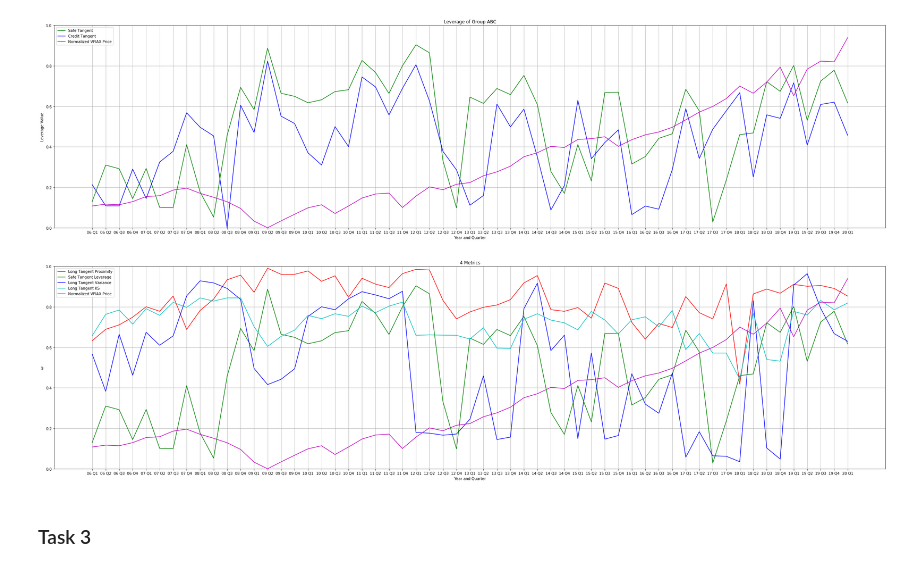
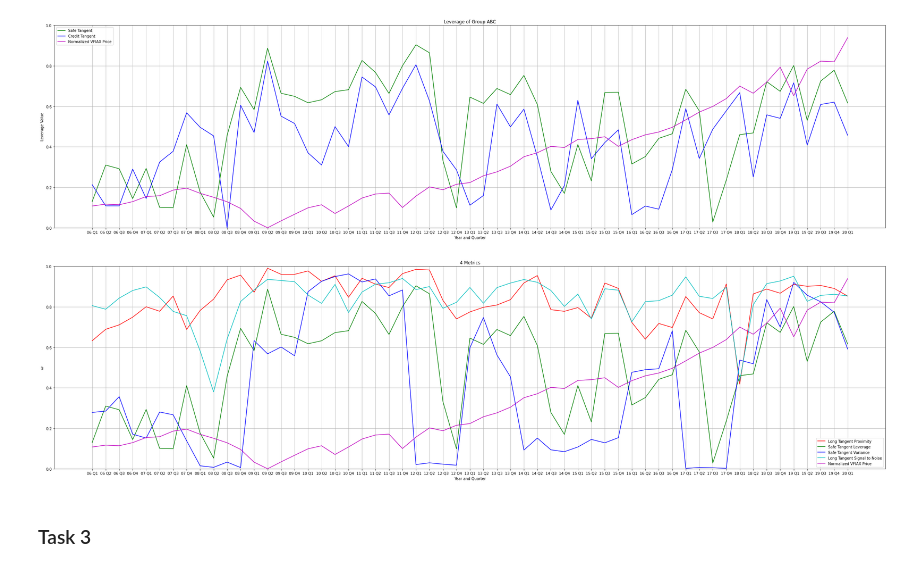
Before and after one commit to kwch3693/AMSC-Project-2, a Jupyter notebook: Project.ipynb, the cells around one changed output. Saved outputs shown, nothing was run; the diff lists cells and outputs as text; code cells hidden in the pictures.

Commit message:
updated graphs

```diff
--- a/Project.ipynb
+++ b/Project.ipynb
@@ -525,22 +525,22 @@ plt.show()
 # %%
 
 plt.figure(figsize=(40,10))
 plt.plot(rolling_quarter_index, lt_prx, 'r', label= 'Long Tangent Proximity')
 # plt.plot(rolling_quarter_index, ct_lev, 'm', label= 'Credit Tangent Leverage')
 plt.plot(rolling_quarter_index, st_lev, 'g', label='Safe Tangent Leverage')
-plt.plot(rolling_quarter_index, omega_v_lt, 'b', label='Long Tangent Variance')
-plt.plot(rolling_quarter_index, omega_ks_lt, 'c', label='Long Tangent KS')
+plt.plot(rolling_quarter_index, omega_v_st, 'b', label='Safe Tangent Variance')
+plt.plot(rolling_quarter_index, SNR_lt, 'c', label='Long Tangent Signal to Noise')
 plt.plot(rolling_quarter_index, vfiax_price[:57], 'm', label='Normalized VFIAX Price')
 
 plt.ylabel('$\omega$')
 plt.xlabel('Year and Quarter')
 plt.title('4 Metrics')
 plt.ylim((0,1))
 plt.grid()
 plt.legend()
 plt.show()
 # %% [output]
-[figure, old version]
+[figure, new version]
 # %% [markdown]
 ### Task 3
 # %%
```
Also changed, not shown: parts of 1 cell of this notebook, 2 other files.
